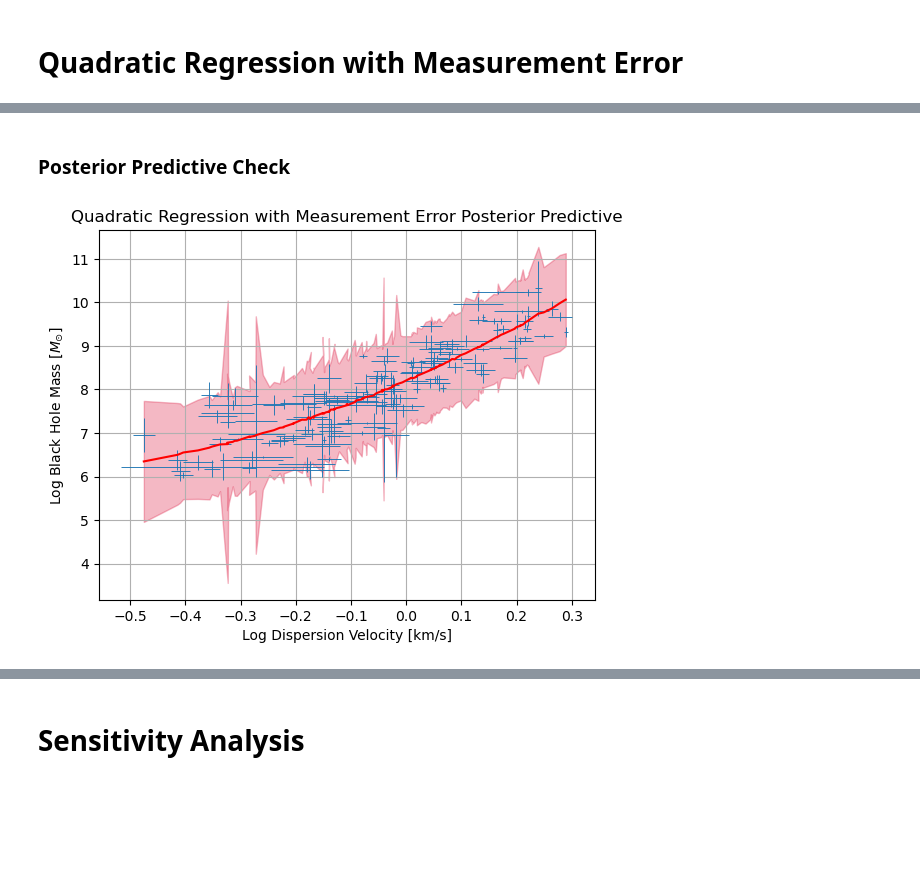
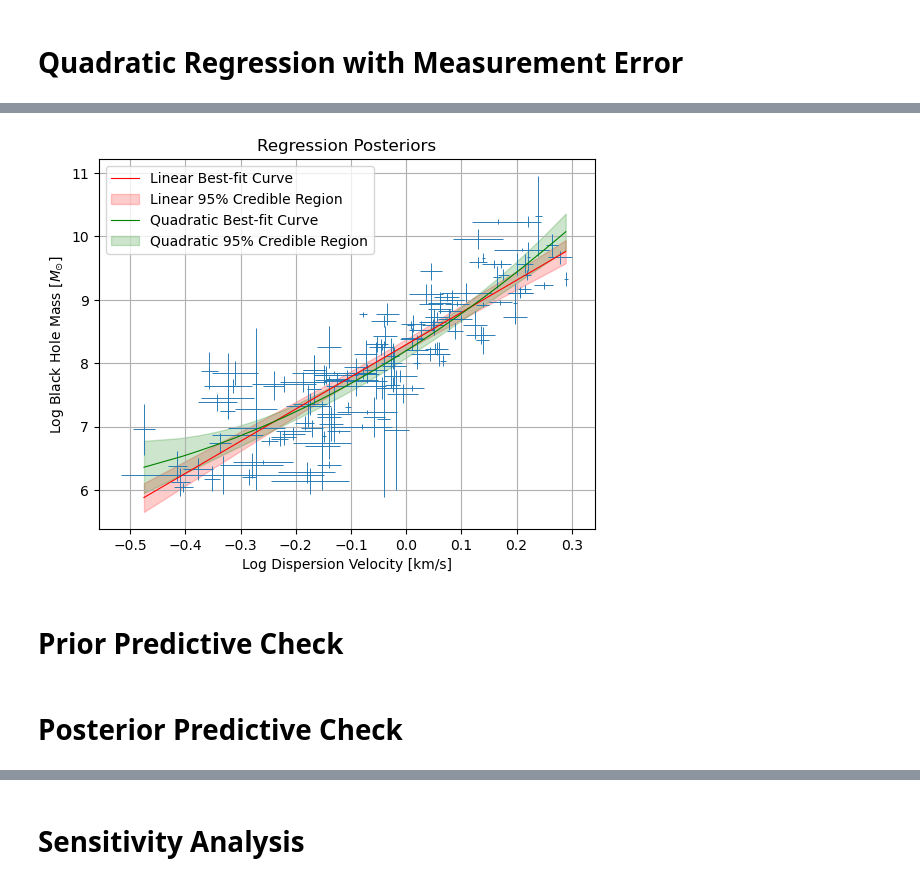
Before and after one commit to joh15016/AST-5731-Project-2, a Jupyter notebook: Research_Project_2.ipynb, the cells around one changed output, grey strips where cells are left out. Saved outputs shown, nothing was run; the diff lists cells and outputs as text; code cells hidden in the pictures; blank space fills up the shorter version.

```diff
--- a/Research_Project_2.ipynb
+++ b/Research_Project_2.ipynb
@@ -428,0 +178,37 @@ The history saving thread hit an unexpected error (OperationalError('attempt to
+# %%
+plt.figure()
+plt.errorbar(data['log_sigma'], data['log_MassBH'], data['e_log_MassBH'],
+             data['e_log_sigma'], fmt='none', elinewidth=0.66)
+
+# Calculate quantiles for posterior black hole mass for linear regression
+Y_l_mean = np.quantile(l_trace.posterior.mu.values, 0.50, axis=(0, 1))
+Y_l_lower = np.quantile(l_trace.posterior.mu.values, 0.025, axis=(0, 1))
+Y_l_upper = np.quantile(l_trace.posterior.mu.values, 0.975, axis=(0, 1))
+
+# Plot mean and 95% confidence interval of posterior for linear regression
+plt.plot(data['log_sigma'], Y_l_mean, color='red',
+         lw=0.8, label='Linear Best-fit Curve')
+plt.fill_between(data['log_sigma'], Y_l_lower, Y_l_upper, color='red',
+                 alpha=0.2, label='Linear 95% Credible Region')
+
+# Calculate quantiles for posterior black hole mass for quadratic regression
+Y_q_mean = np.quantile(q_trace.posterior.mu.values, 0.50, axis=(0, 1))
+Y_q_lower = np.quantile(q_trace.posterior.mu.values, 0.025, axis=(0, 1))
+Y_q_upper = np.quantile(q_trace.posterior.mu.values, 0.975, axis=(0, 1))
+
+# Plot mean and 95% confidence interval of posterior for quadratic regression
+plt.plot(data['log_sigma'], Y_q_mean, color='green',
+         lw=0.8, label='Quadratic Best-fit Curve')
+plt.fill_between(data['log_sigma'], Y_q_lower, Y_q_upper, color='green',
+                 alpha=0.2, label='Quadratic 95% Credible Region')
+
+plt.title('Regression Posteriors')
+plt.xlabel(r'Log Dispersion Velocity [km/s]')
+plt.ylabel(r'Log Black Hole Mass [$M_{\odot}$]')
+plt.legend()
+plt.grid()
+plt.show()
+# %% [output]
+[figure, added]
+# %% [markdown]
+# Prior Predictive Check
@@ -429,28 +217,2 @@ The history saving thread hit an unexpected error (OperationalError('attempt to
 # %% [markdown]
-### Posterior Predictive Check
+# Posterior Predictive Check
-# %%
-# Calculate quantiles for posterior predictive velocity dispersion data
-X_mean = np.quantile(me_q_post_pred.posterior_predictive.X_obs.values, 0.50, axis=(0, 1))[:, 1]
-X_lower = np.quantile(me_q_post_pred.posterior_predictive.X_obs.values, 0.025, axis=(0, 1))[:, 1]
-X_upper = np.quantile(me_q_post_pred.posterior_predictive.X_obs.values, 0.975, axis=(0, 1))[:, 1]
-
-# Calculate quantiles for posterior predictive black hole mass data
-Y_mean = np.quantile(me_q_post_pred.posterior_predictive.Y_obs.values, 0.50, axis=(0, 1))
-Y_lower = np.quantile(me_q_post_pred.posterior_predictive.Y_obs.values, 0.025, axis=(0, 1))
-Y_upper = np.quantile(me_q_post_pred.posterior_predictive.Y_obs.values, 0.975, axis=(0, 1))
-
-plt.figure()
-plt.errorbar(data['log_sigma'], data['log_MassBH'], data['e_log_MassBH'],
-             data['e_log_sigma'], fmt='none', elinewidth=0.66)
-plt.plot(X_mean, Y_mean, color='red', label='Best-fit Line')
-plt.fill_between(X_mean, Y_lower, Y_upper, color='crimson', alpha=0.3, label="95% Credible Region")
-# plt.fill_between(np.sort(X_lower), Y_lower[np.argsort(X_lower)], Y_upper[np.argsort(X_lower)], color='crimson', alpha=0.3, label="95% Credible Region")
-# plt.fill_between(np.sort(X_upper), Y_lower[np.argsort(X_upper)], Y_upper[np.argsort(X_upper)], color='crimson', alpha=0.3, label="95% Credible Region")
-# plt.fill_betweenx(np.sort(Y_mean), X_lower[np.argsort(Y_mean)], X_upper[np.argsort(Y_mean)], color='crimson', alpha=0.3, label="95% Credible Region")
-plt.title('Quadratic Regression with Measurement Error Posterior Predictive')
-plt.xlabel(r'Log Dispersion Velocity [km/s]')
-plt.ylabel(r'Log Black Hole Mass [$M_{\odot}$]')
-plt.grid()
-plt.show()
-# %% [output]
-[figure, removed]
```
Also changed, not shown: parts of 46 cells of this notebook.
